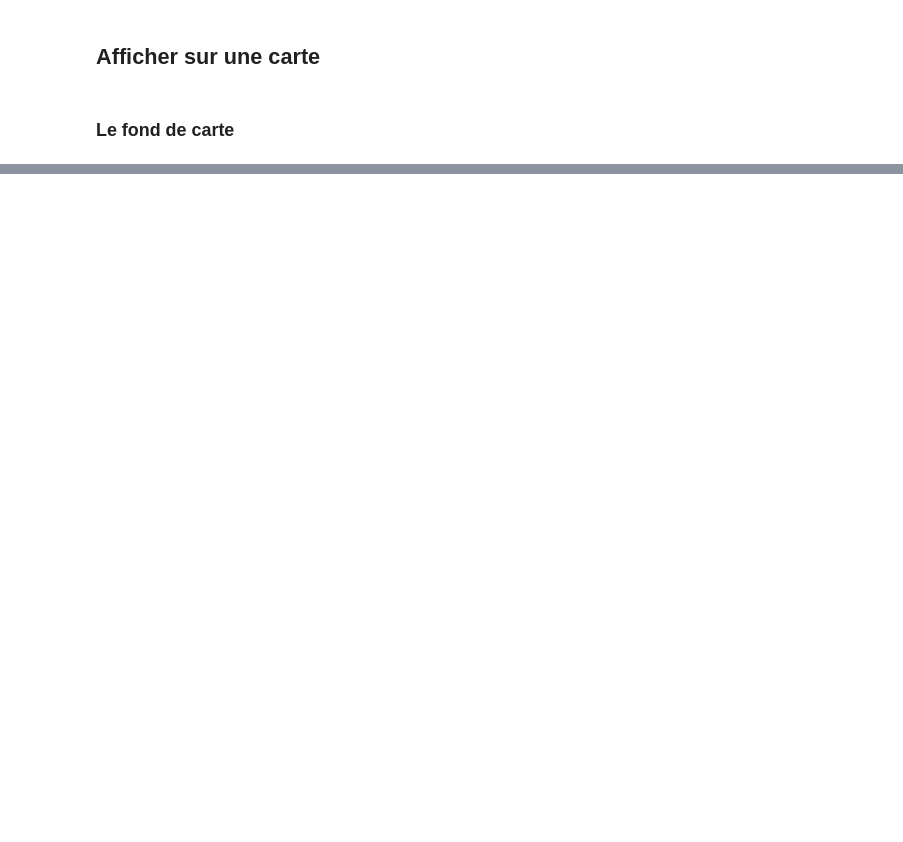
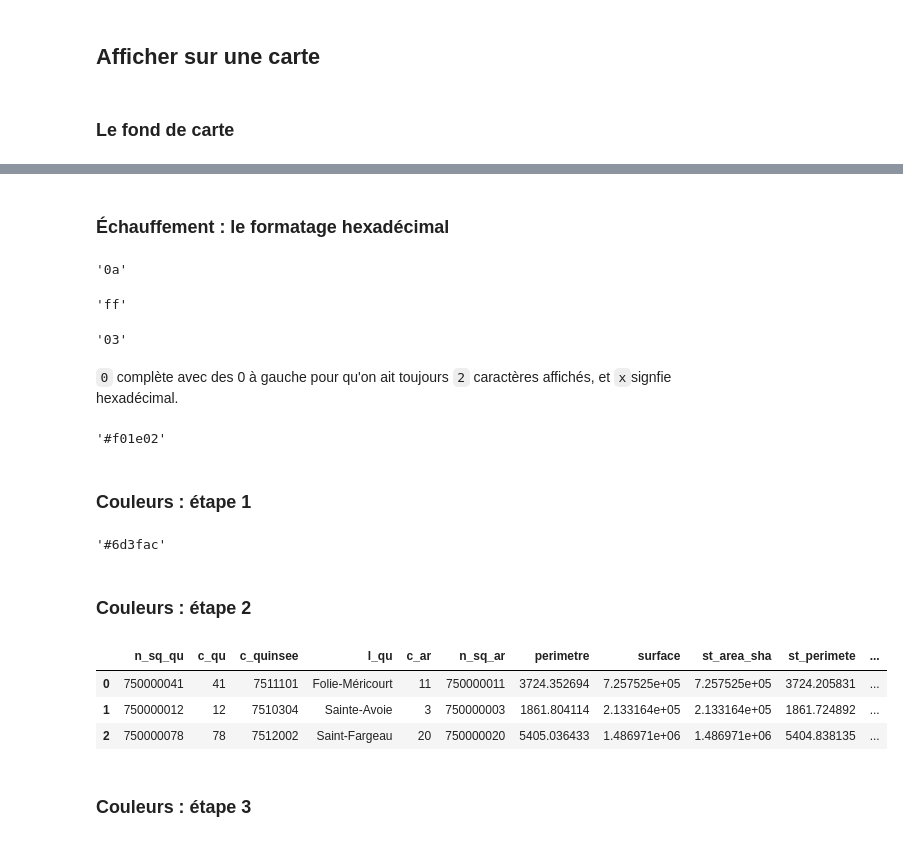
Before and after one commit to clementlegoff8/TP-geoloc, a Jupyter notebook: TP-geoloc.ipynb, the cells around one changed output, grey strips where cells are left out. Saved outputs shown, nothing was run; the diff lists cells and outputs as text; code cells hidden in the pictures; blank space fills up the shorter version.

````diff
--- a/TP-geoloc.ipynb
+++ b/TP-geoloc.ipynb
@@ -244,0 +296,53 @@ folium.Map(location=CENTER)
+# %% [markdown]
+### Échauffement : le formatage hexadécimal
+# %%
+x = 10
+f"{x:02x}"
+# %% [output]
+'0a'
+# %%
+x = 255
+f"{x:02x}"
+# %% [output]
+'ff'
+# %%
+x = 3
+f"{x:02x}"
+# %% [output]
+'03'
+# %% [markdown]
+```0``` complète avec des 0 à gauche pour qu'on ait toujours ```2``` caractères affichés, et ```x```signfie hexadécimal.
+# %%
+def code_hexa(a,b,c):
+    return f"#{a:02x}{b:02x}{c:02x}"
+
+code_hexa(240,30,2)
+# %% [output]
+'#f01e02'
+# %% [markdown]
+### Couleurs : étape 1
+# %%
+import random
+
+def random_color():
+    a = random.randint(0,255)
+    b = random.randint(0,255)
+    c = random.randint(0,255)
+    return code_hexa(a,b,c)
+
+random_color()
+# %% [output]
+'#6d3fac'
+# %% [markdown]
+### Couleurs : étape 2
+# %%
+couleurs = [random_color() for i in range(len(quartiers))]
+quartiers["couleur"] = couleurs
+quartiers.head(3)
+# %% [output]
+|  | n_sq_qu | c_qu | c_quinsee | l_qu | c_ar | n_sq_ar | perimetre | surface | st_area_sha | st_perimete | ... |
+| 0 | 750000041 | 41 | 7511101 | Folie-Méricourt | 11 | 750000011 | 3724.352694 | 7.257525e+05 | 7.257525e+05 | 3724.205831 | ... |
+| 1 | 750000012 | 12 | 7510304 | Sainte-Avoie | 3 | 750000003 | 1861.804114 | 2.133164e+05 | 2.133164e+05 | 1861.724892 | ... |
+| 2 | 750000078 | 78 | 7512002 | Saint-Fargeau | 20 | 750000020 | 5405.036433 | 1.486971e+06 | 1.486971e+06 | 5404.838135 | ... |
+# %% [markdown]
+### Couleurs : étape 3
````
Also changed, not shown: parts of 15 cells of this notebook, 1 other file.
